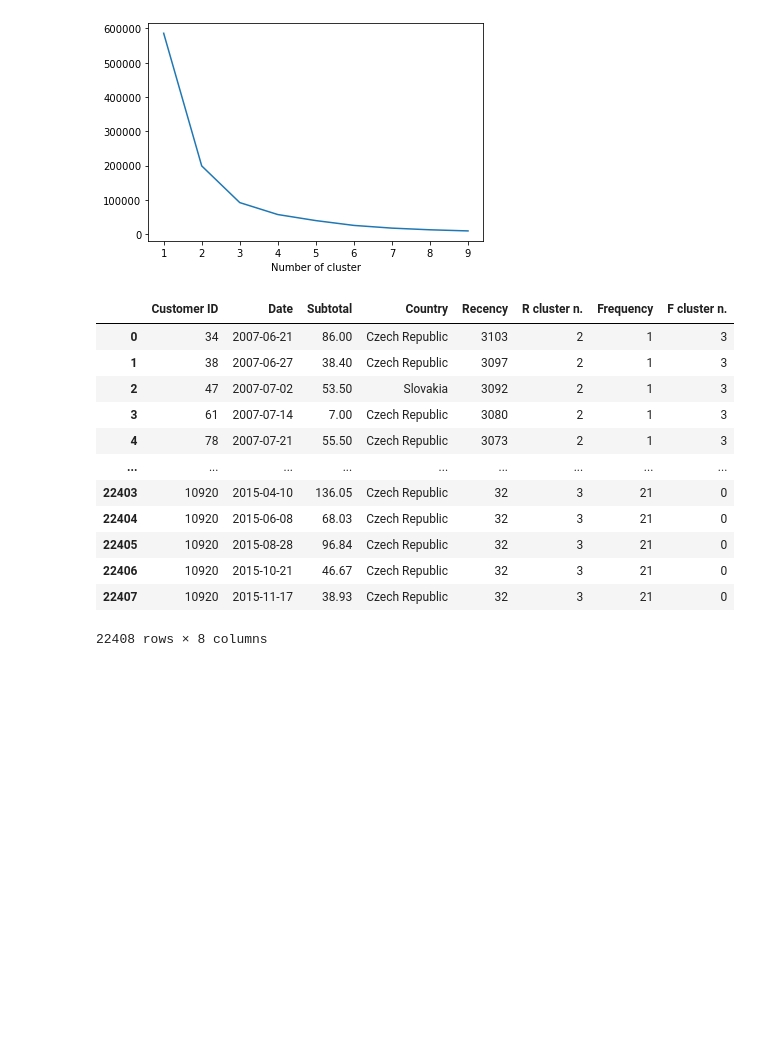
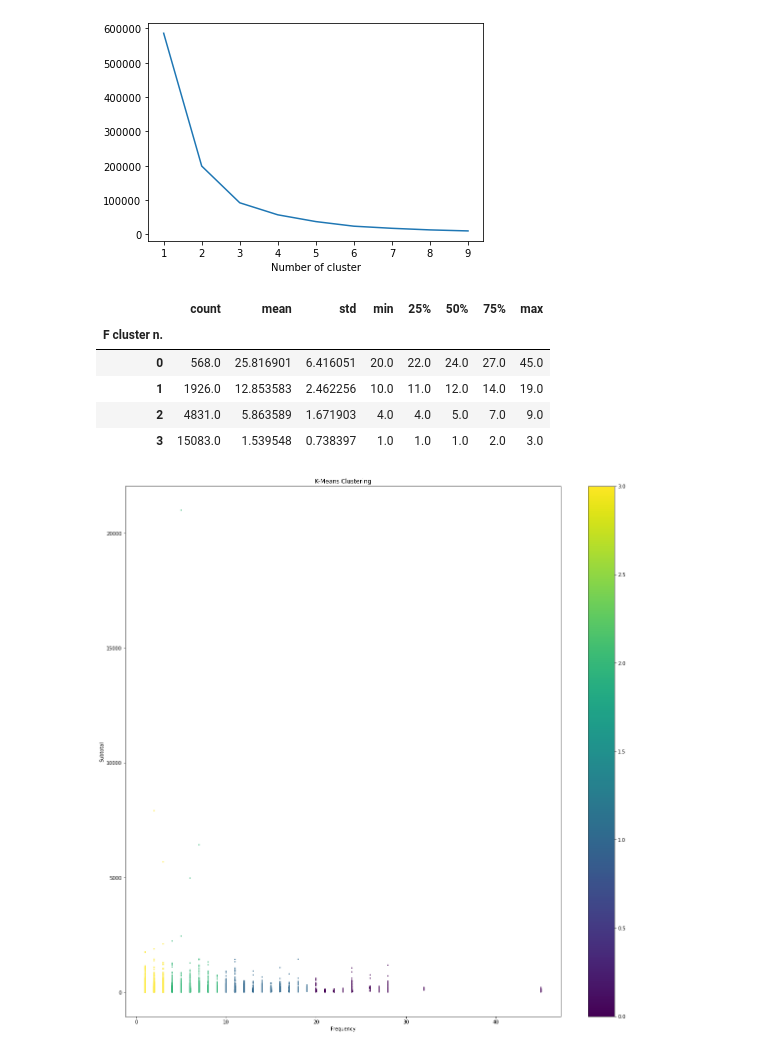
Before and after one commit to bumbac/VZD-ML, a Jupyter notebook: 03/homework_03_B201.ipynb, the cells around one changed output. Drawn from its saved outputs; the diff is of its cells as text; code cells hidden in the pictures; blank space fills up the shorter version.

```diff
--- a/03/homework_03_B201.ipynb
+++ b/03/homework_03_B201.ipynb
@@ -62,3 +88,15 @@ warnings.filterwarnings('ignore')
+# %%
+def scatter(col_name, cluster_col_name, x, y, df):
+
+    display(df.groupby(cluster_col_name)[col_name].describe())
+    fig = plt.figure(figsize=(20, 20))
+    ax = fig.add_subplot(111)
+    scatter = ax.scatter(df[x], df[y],
+                         c=df[cluster_col_name], s=2)
+    ax.set_title('K-Means Clustering')
+    ax.set_xlabel(x)
+    ax.set_ylabel(y)
+    plt.colorbar(scatter)
 # %%
 df = pd.read_csv('eshop.csv')
 today = dt.datetime.strptime('12/19/2015', '%m/%d/%Y')
@@ -121,15 +127,3 @@ def order_cluster(cluster_col, attribute, df, ascending):
-# %%
-def scatter(col_name, cluster_col_name, x, y, df):
-
-    display(df.groupby(cluster_col_name)[col_name].describe())
-    fig = plt.figure(figsize=(20, 20))
-    ax = fig.add_subplot(111)
-    scatter = ax.scatter(dfR[x], dfR[y],
-                         c=df[cluster_col_name], s=2)
-    ax.set_title('K-Means Clustering')
-    ax.set_xlabel(x)
-    ax.set_ylabel(y)
-    plt.colorbar(scatter)
 # %%
 dfR = order_cluster('R cluster n.', 'Recency', df, True)
 scatter('Recency', 'R cluster n.', 'Recency', 'Subtotal', dfR)
@@ -158,19 +154,12 @@ kmeans.fit(df[['Frequency']])
 df['F cluster n.'] = kmeans.predict(df[['Frequency']])
 # %%
 dfRL = order_cluster('F cluster n.', 'Frequency', df, False)
-dfRL
-#scatter('Frequency', 'F cluster n.', 'Frequency', 'Subtotal', dfRL)
+scatter('Frequency', 'F cluster n.', 'Frequency', 'Subtotal', dfRL)
 # %% [output]
-|  | Customer ID | Date | Subtotal | Country | Recency | R cluster n. | Frequency | F cluster n. |
-| 0 | 34 | 2007-06-21 | 86.00 | Czech Republic | 3103 | 2 | 1 | 3 |
-| 1 | 38 | 2007-06-27 | 38.40 | Czech Republic | 3097 | 2 | 1 | 3 |
-| 2 | 47 | 2007-07-02 | 53.50 | Slovakia | 3092 | 2 | 1 | 3 |
-| 3 | 61 | 2007-07-14 | 7.00 | Czech Republic | 3080 | 2 | 1 | 3 |
-| 4 | 78 | 2007-07-21 | 55.50 | Czech Republic | 3073 | 2 | 1 | 3 |
-| ... | ... | ... | ... | ... | ... | ... | ... | ... |
-| 22403 | 10920 | 2015-04-10 | 136.05 | Czech Republic | 32 | 3 | 21 | 0 |
-| 22404 | 10920 | 2015-06-08 | 68.03 | Czech Republic | 32 | 3 | 21 | 0 |
-| 22405 | 10920 | 2015-08-28 | 96.84 | Czech Republic | 32 | 3 | 21 | 0 |
-| 22406 | 10920 | 2015-10-21 | 46.67 | Czech Republic | 32 | 3 | 21 | 0 |
-| 22407 | 10920 | 2015-11-17 | 38.93 | Czech Republic | 32 | 3 | 21 | 0 |
+|  | count | mean | std | min | 25% | 50% | 75% | max |
+| F cluster n. |  |  |  |  |  |  |  |  |
+| 0 | 568.0 | 25.816901 | 6.416051 | 20.0 | 22.0 | 24.0 | 27.0 | 45.0 |
+| 1 | 1926.0 | 12.853583 | 2.462256 | 10.0 | 11.0 | 12.0 | 14.0 | 19.0 |
+| 2 | 4831.0 | 5.863589 | 1.671903 | 4.0 | 4.0 | 5.0 | 7.0 | 9.0 |
+| 3 | 15083.0 | 1.539548 | 0.738397 | 1.0 | 1.0 | 1.0 | 2.0 | 3.0 |
-22408 rows × 8 columns
+[figure, added]
```
Also changed, not shown: parts of 12 cells of this notebook.
